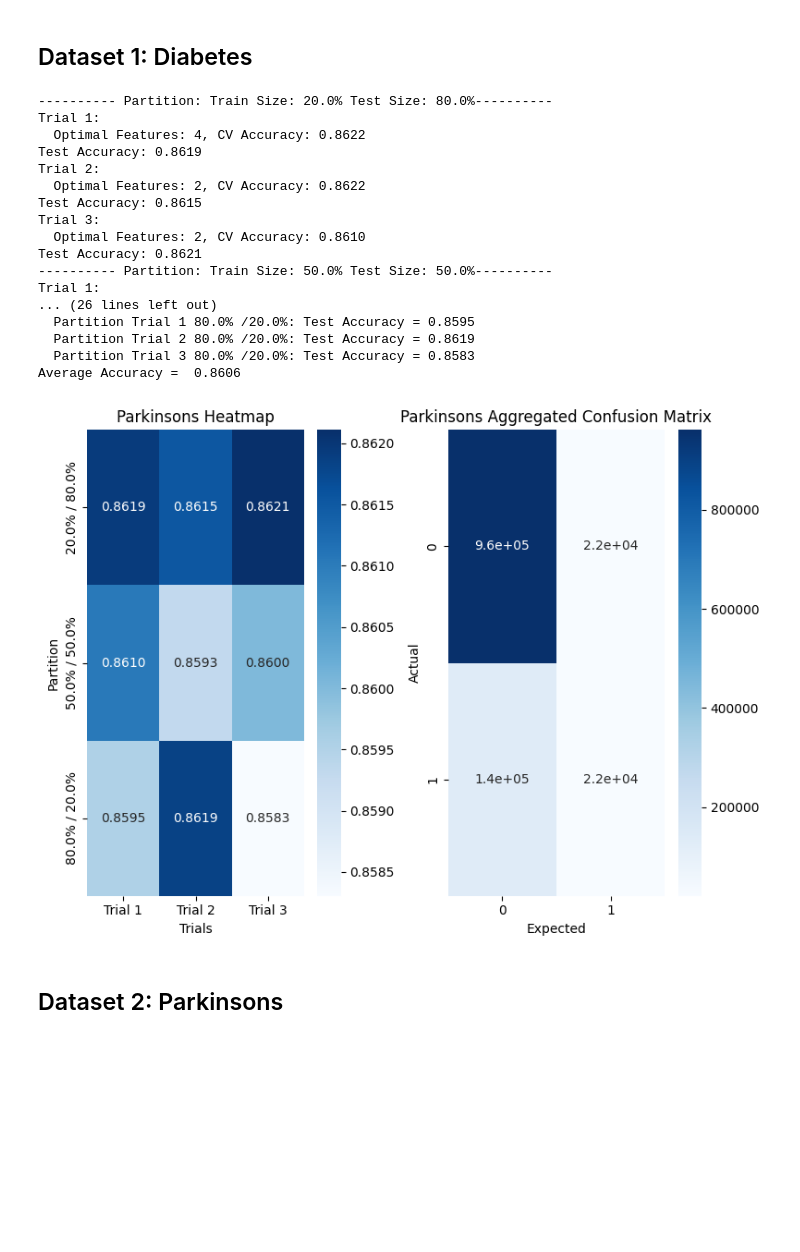
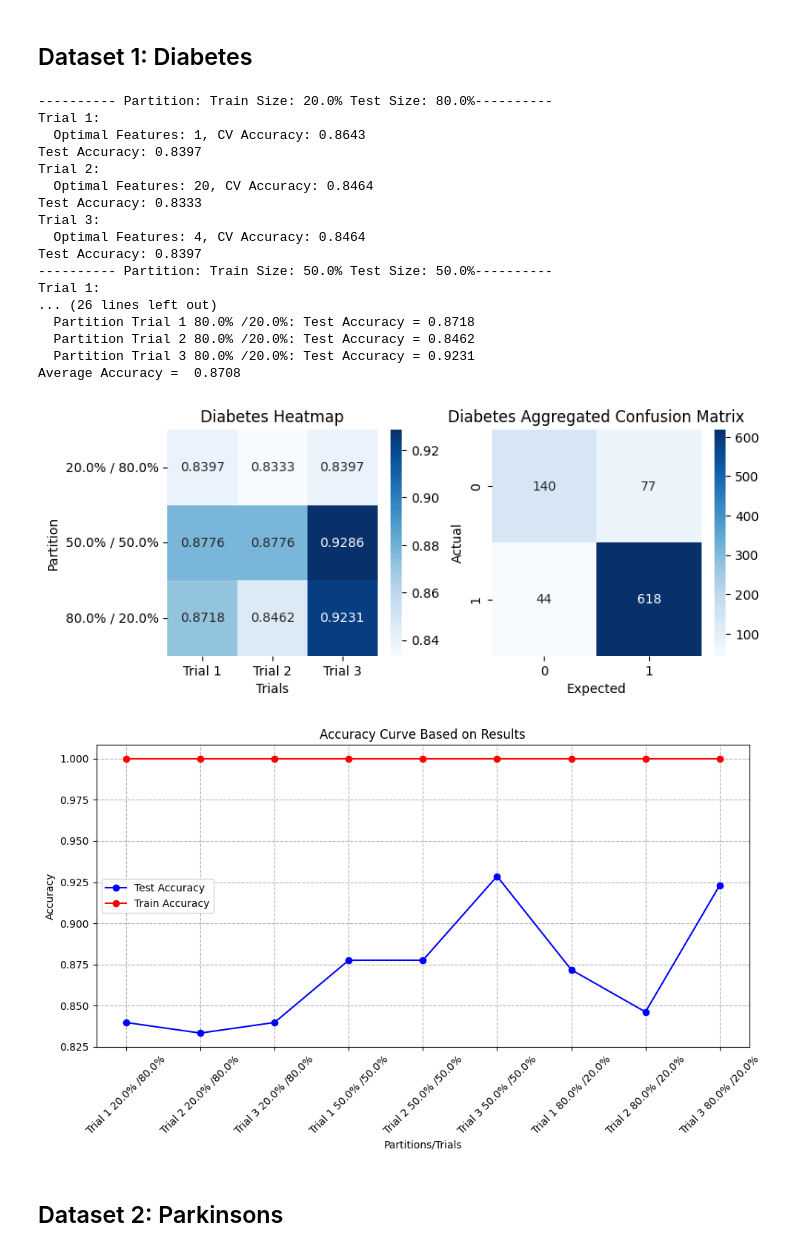
Before and after one commit to oodball/ML-implementation, a Jupyter notebook: newrf.ipynb, the cells around one changed output. Saved outputs shown, nothing was run; the diff lists cells and outputs as text; code cells hidden in the pictures; blank space fills up the shorter version.

Commit message:
delete old code, clean up, add acc curves

```diff
--- a/newrf.ipynb
+++ b/newrf.ipynb
@@ -41,6 +41,9 @@ def kfold(X_train, y_train, rand_state):
     return opt_features, best_score
 # %%
 def eval_split(X, y, train_size, test_size, rand_state):
+
+    train_acc = []
+    test_acc = []
 
     X_train, X_test, y_train, y_test = train_test_split(X, y, train_size =train_size, test_size=test_size, random_state=rand_state)
 
@@ -55,10 +58,18 @@ def eval_split(X, y, train_size, test_size, rand_state):
     rf = RandomForestClassifier(n_estimators=n_estimators, max_features=opt_features, random_state=rand_state)
     rf.fit(X_train, y_train)
 
-    y_pred = rf.predict(X_test)
-    test_accuracy = accuracy_score(y_test, y_pred)
+
+    y_pred_test = rf.predict(X_test)
+    y_pred_train = rf.predict(X_train)
+
+    test_accuracy = accuracy_score(y_test, y_pred_test)
+    train_accuracy = accuracy_score(y_train, y_pred_train)
+
+    test_acc.append(test_accuracy)
+    train_acc.append(train_accuracy)
+
     print(f"Test Accuracy: {test_accuracy:.4f}")
 
-    conf_matrix = confusion_matrix(y_test, y_pred)
+    conf_matrix = confusion_matrix(y_test, y_pred_test)
 
-    return test_accuracy, conf_matrix
+    return test_accuracy, conf_matrix, train_accuracy
@@ -68,9 +96,13 @@ def eval_split(X, y, train_size, test_size, rand_state):
 X= cdc_diabetes_health_indicators.data.features
 y = cdc_diabetes_health_indicators.data.targets
 
+X= parkinsons.data.features
+y = parkinsons.data.targets
+
 y = y.iloc[:, -1]
 results = {}
 acc_matrix =[]
+train_results = []
 agg_conf_matrix = np.zeros((2,2))
 state = 42
 for train_size, test_size in splits:
@@ -78,17 +110,15 @@ for train_size, test_size in splits:
     print(f"---------- Partition: Train Size: {train_size*100}% Test Size: {test_size*100}%----------")
     for i in range(3):
         print(f"Trial {i + 1}:")
-        test_accuracy, conf_matrix = eval_split(X, y, train_size, test_size, rand_state=state)
+        test_accuracy, conf_matrix, train_accuracy = eval_split(X, y, train_size, test_size, rand_state=state)
         agg_conf_matrix += conf_matrix
         trial_acc.append(test_accuracy)
         results[f"Trial {i + 1} {train_size*100}% /{test_size*100:}%"] = test_accuracy
+        train_results.append(train_accuracy)
         state += 1
     acc_matrix.append(trial_acc)
 
-df = pd.DataFrame(acc_matrix, columns=[f"Trial {i+1}" for i in range(3)],
-                        index=[f"{train_size*100}% / {test_size*100}%" for train_size, test_size in splits])
-
-
+################## Summary #####################
 print("\nSummary of Test Accuracies:")
 
 avg_acc = 0
@@ -97,45 +127,52 @@ for partition, accuracy in results.items():
     avg_acc += accuracy
 avg_acc /= len(results)
 
 print(f"Average Accuracy =  {avg_acc:.4f}")
 
+
+################## heatmaps and confusion matrix #####################
+df = pd.DataFrame(acc_matrix, columns=[f"Trial {i+1}" for i in range(3)],
+                        index=[f"{train_size*100}% / {test_size*100}%" for train_size, test_size in splits])
 plt.figure(figsize=(8, 6))
 
 plt.subplot(2, 2, 1)
 sns.heatmap(df, annot=True, cmap='Blues', fmt = '.4f')
-# I forgot to edit plot titles, and this one took 9 hours to run, so I changed it here but haven't run it again since.
 plt.title("Diabetes Heatmap")
 plt.xlabel("Trials")
 plt.ylabel("Partition")
 
 plt.subplot(2, 2, 2)
 sns.heatmap(agg_conf_matrix, annot=True, cmap='Blues', fmt='.0f')
 plt.title("Diabetes Aggregated Confusion Matrix")
 plt.xlabel("Expected")
 plt.ylabel("Actual")
 
 plt.tight_layout()
 
 plt.show()
 # %% [output]
 ---------- Partition: Train Size: 20.0% Test Size: 80.0%----------
 Trial 1:
-  Optimal Features: 4, CV Accuracy: 0.8622
-Test Accuracy: 0.8619
+  Optimal Features: 1, CV Accuracy: 0.8643
+Test Accuracy: 0.8397
 Trial 2:
-  Optimal Features: 2, CV Accuracy: 0.8622
-Test Accuracy: 0.8615
+  Optimal Features: 20, CV Accuracy: 0.8464
+Test Accuracy: 0.8333
 Trial 3:
-  Optimal Features: 2, CV Accuracy: 0.8610
-Test Accuracy: 0.8621
+  Optimal Features: 4, CV Accuracy: 0.8464
+Test Accuracy: 0.8397
 ---------- Partition: Train Size: 50.0% Test Size: 50.0%----------
 Trial 1:
 ... (26 lines left out)
-  Partition Trial 1 80.0% /20.0%: Test Accuracy = 0.8595
-  Partition Trial 2 80.0% /20.0%: Test Accuracy = 0.8619
-  Partition Trial 3 80.0% /20.0%: Test Accuracy = 0.8583
-Average Accuracy =  0.8606
+  Partition Trial 1 80.0% /20.0%: Test Accuracy = 0.8718
+  Partition Trial 2 80.0% /20.0%: Test Accuracy = 0.8462
+  Partition Trial 3 80.0% /20.0%: Test Accuracy = 0.9231
+Average Accuracy =  0.8708
-[figure, old version]
+[figure, new version]
+# %%
+plot_accuracy_curve(results,train_results, title="Accuracy Curve Based on Results")
+# %% [output]
+[figure, added]
 # %% [markdown]
 ## Dataset 2: Parkinsons
 # %%
```
Also changed, not shown: parts of 5 cells of this notebook, 5 other files.
